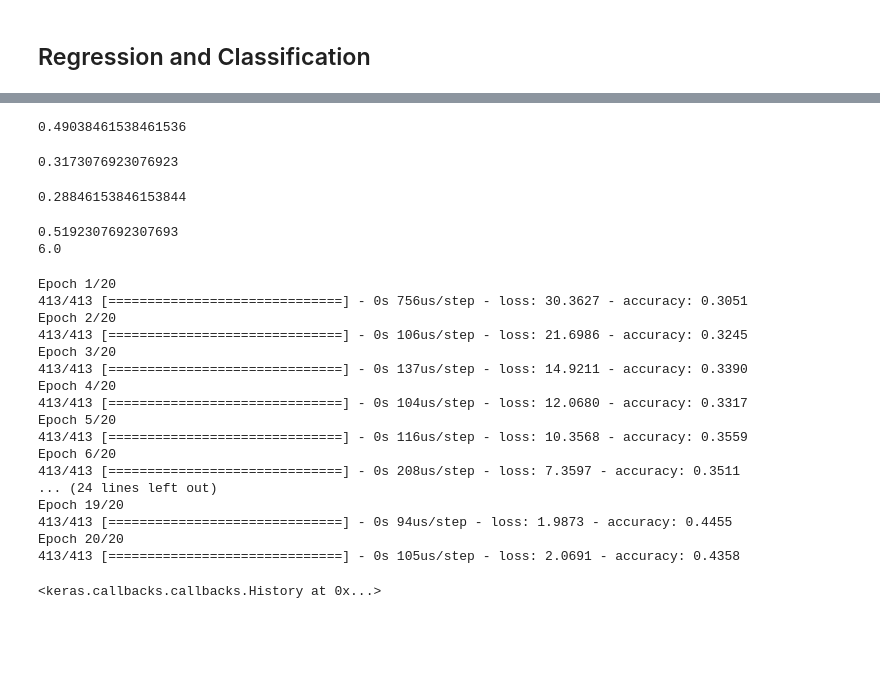
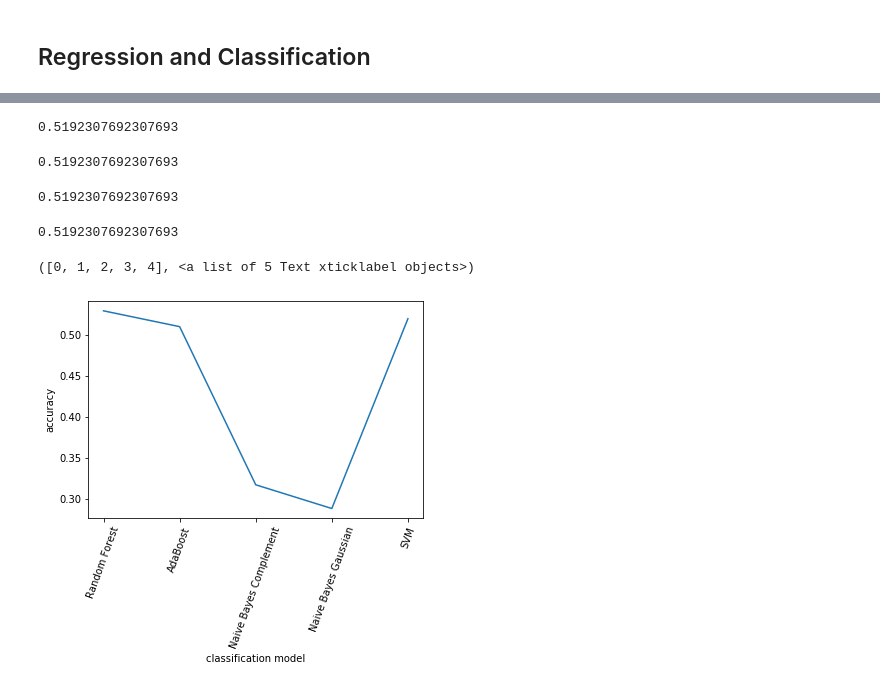
Before and after one commit to amirgamil/4641-Project, a Jupyter notebook: datasets/uci/Wildfire Prediction Notebook.ipynb, the cells around one changed output, grey strips where cells are left out. Drawn from its saved outputs; the diff is of its cells as text; code cells hidden in the pictures; blank space fills up the shorter version.

Commit message:
added visualization code

```diff
--- a/datasets/uci/Wildfire Prediction Notebook.ipynb
+++ b/datasets/uci/Wildfire Prediction Notebook.ipynb
@@ -138,78 +138,41 @@ print(score)
 from sklearn.ensemble import AdaBoostClassifier
 ada = AdaBoostClassifier(base_estimator=forest, random_state=1)
 ada.fit(X_train, y_train.ravel())
-score = ada.score(X_test, y_test)
+score_ada = ada.score(X_test, y_test)
 print(score)
 # %% [output]
-0.49038461538461536
+0.5192307692307693
 # %%
 from sklearn.naive_bayes import ComplementNB
 bayes = ComplementNB()
 bayes.fit(X_train, y_train.ravel())
-score = bayes.score(X_test, y_test)
+score_nb = bayes.score(X_test, y_test)
 print(score)
 # %% [output]
-0.3173076923076923
+0.5192307692307693
 # %%
 from sklearn.naive_bayes import GaussianNB
 bayes = GaussianNB()
 bayes.fit(X_train, y_train.ravel())
-score = bayes.score(X_test, y_test)
+score_nbg = bayes.score(X_test, y_test)
 print(score)
 # %% [output]
-0.28846153846153844
+0.5192307692307693
 # %%
 from sklearn.svm import SVC
 clf = SVC(gamma='auto')
 clf.fit(X_train, y_train.ravel())
-score = clf.score(X_test, y_test)
+score_svm = clf.score(X_test, y_test)
 print(score)
 # %% [output]
 0.5192307692307693
-6.0
-# %%
-import keras
-from keras.models import Sequential
-from keras.layers import Dense, Dropout
-
-
-model = Sequential()
-model.add(Dense(16, input_dim=12, activation='relu'))
-model.add(Dropout(0.2))
-model.add(Dense(12, activation='relu'))
-model.add(Dropout(0.2))
-model.add(Dense(8, activation='relu'))
-model.add(Dropout(0.2))
-model.add(Dense(6, activation='softmax'))
-
-model.compile(loss='categorical_crossentropy', optimizer='adam', metrics=['accuracy'])
-
-#convert labels to one-hot encodings first
-y_train = y_train.astype(int)
-y_test = y_test.astype(int)
-y_train_enc = np.zeros((y_train.size, y_train.max()))
-y_train_enc[np.arange(y_train.size),y_train - 1] = 1
-
-y_test_enc = np.zeros((y_test.size, y_test.max()))
-y_test_enc[np.arange(y_test.size),y_test - 1] = 1
-
-history = model.fit(X_train, y_train_enc, epochs=20)
-# %% [output]
-Epoch 1/20
-413/413 [==============================] - 0s 756us/step - loss: 30.3627 - accuracy: 0.3051
-Epoch 2/20
-413/413 [==============================] - 0s 106us/step - loss: 21.6986 - accuracy: 0.3245
-Epoch 3/20
-413/413 [==============================] - 0s 137us/step - loss: 14.9211 - accuracy: 0.3390
-Epoch 4/20
-413/413 [==============================] - 0s 104us/step - loss: 12.0680 - accuracy: 0.3317
-Epoch 5/20
-413/413 [==============================] - 0s 116us/step - loss: 10.3568 - accuracy: 0.3559
-Epoch 6/20
-413/413 [==============================] - 0s 208us/step - loss: 7.3597 - accuracy: 0.3511
-... (24 lines left out)
-Epoch 19/20
-413/413 [==============================] - 0s 94us/step - loss: 1.9873 - accuracy: 0.4455
-Epoch 20/20
-413/413 [==============================] - 0s 105us/step - loss: 2.0691 - accuracy: 0.4358
-<keras.callbacks.callbacks.History at 0x...>
+# %%
+scores = [score_rf, score_ada, score_nb, score_nbg, score_svm]
+model = ["Random Forest", "AdaBoost", "Naive Bayes Complement", "Naive Bayes Gaussian", "SVM"]
+plt.plot(model, scores)
+plt.ylabel("accuracy")
+plt.xlabel("classification model")
+plt.xticks(rotation=70)
+# %% [output]
+([0, 1, 2, 3, 4], <a list of 5 Text xticklabel objects>)
+[figure, added]
```
Also changed, not shown: parts of 6 cells of this notebook.
